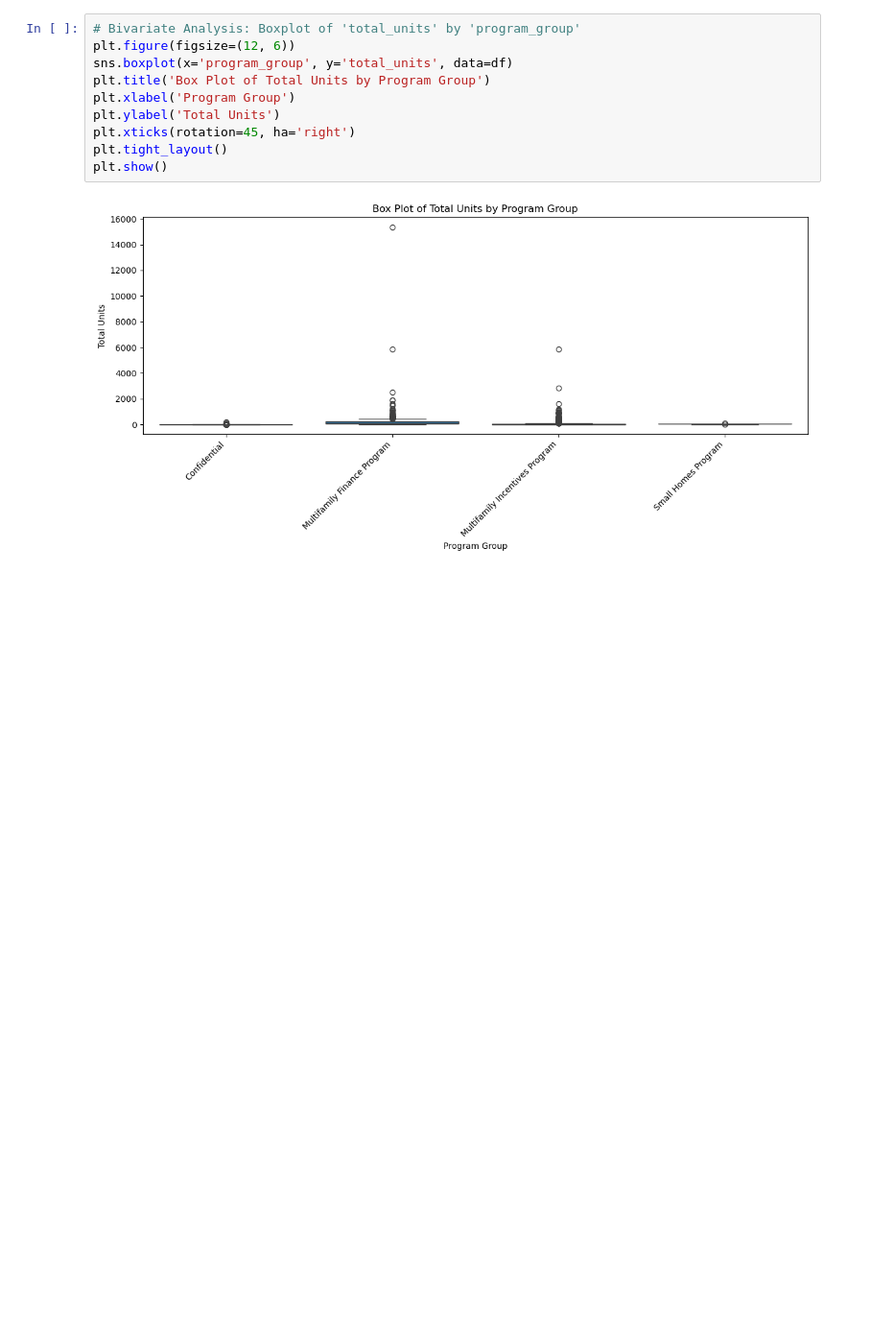
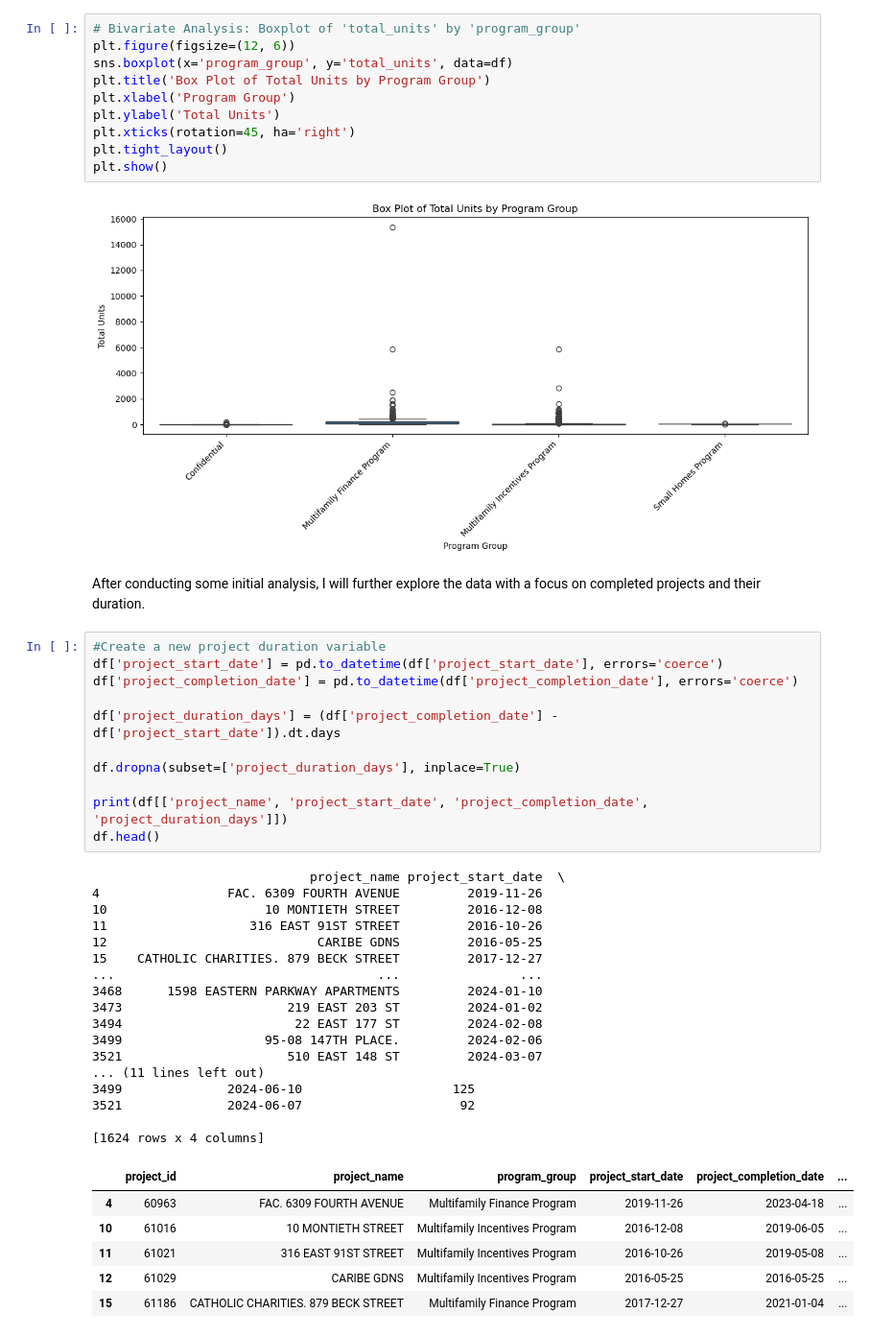
Before and after one commit to josuesimon/Phase1_Portfolio, a Jupyter notebook: Notebooks/christina_eda.ipynb, the cells around one changed output. Shown at 96% size. Cells and saved outputs as stored; diff of their text form; blank space fills up the shorter version.

Commit message:
more analysis

```diff
--- a/Notebooks/christina_eda.ipynb
+++ b/Notebooks/christina_eda.ipynb
@@ -146,3 +146,40 @@ plt.tight_layout()
 plt.show()
 # %% [output]
 [figure]
+# %% [markdown]
+After conducting some initial analysis, I will further explore the data with a focus on completed projects and their duration.
+# %%
+#Create a new project duration variable
+df['project_start_date'] = pd.to_datetime(df['project_start_date'], errors='coerce')
+df['project_completion_date'] = pd.to_datetime(df['project_completion_date'], errors='coerce')
+
+df['project_duration_days'] = (df['project_completion_date'] - df['project_start_date']).dt.days
+
+df.dropna(subset=['project_duration_days'], inplace=True)
+
+print(df[['project_name', 'project_start_date', 'project_completion_date', 'project_duration_days']])
+df.head()
+# %% [output]
+                             project_name project_start_date  \
+4                 FAC. 6309 FOURTH AVENUE         2019-11-26
+10                     10 MONTIETH STREET         2016-12-08
+11                   316 EAST 91ST STREET         2016-10-26
+12                            CARIBE GDNS         2016-05-25
+15    CATHOLIC CHARITIES. 879 BECK STREET         2017-12-27
+...                                   ...                ...
+3468      1598 EASTERN PARKWAY APARTMENTS         2024-01-10
+3473                      219 EAST 203 ST         2024-01-02
+3494                       22 EAST 177 ST         2024-02-08
+3499                   95-08 147TH PLACE.         2024-02-06
+3521                      510 EAST 148 ST         2024-03-07
+... (11 lines left out)
+3499              2024-06-10                    125
+3521              2024-06-07                     92
+
+[1624 rows x 4 columns]
+|  | project_id | project_name | program_group | project_start_date | project_completion_date | ... |
+| 4 | 60963 | FAC. 6309 FOURTH AVENUE | Multifamily Finance Program | 2019-11-26 | 2023-04-18 | ... |
+| 10 | 61016 | 10 MONTIETH STREET | Multifamily Incentives Program | 2016-12-08 | 2019-06-05 | ... |
+| 11 | 61021 | 316 EAST 91ST STREET | Multifamily Incentives Program | 2016-10-26 | 2019-05-08 | ... |
+| 12 | 61029 | CARIBE GDNS | Multifamily Incentives Program | 2016-05-25 | 2016-05-25 | ... |
+| 15 | 61186 | CATHOLIC CHARITIES. 879 BECK STREET | Multifamily Finance Program | 2017-12-27 | 2021-01-04 | ... |
```
Also changed, not shown: parts of 5 cells of this notebook.
